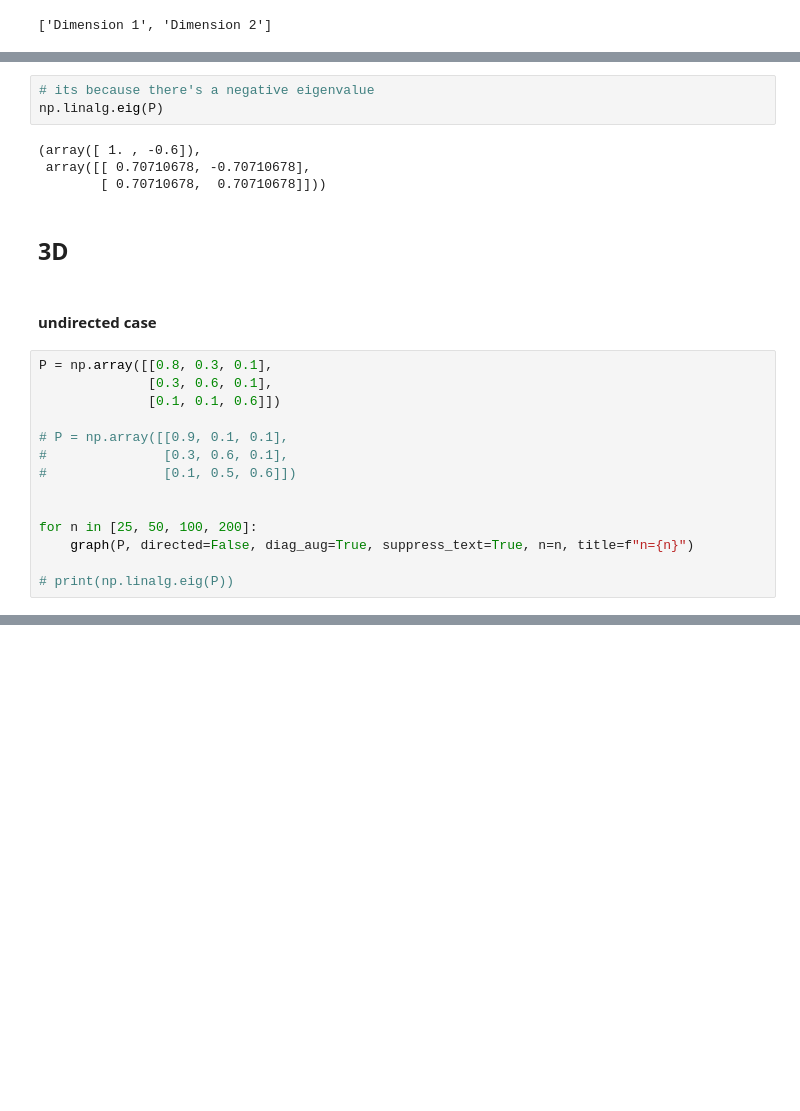
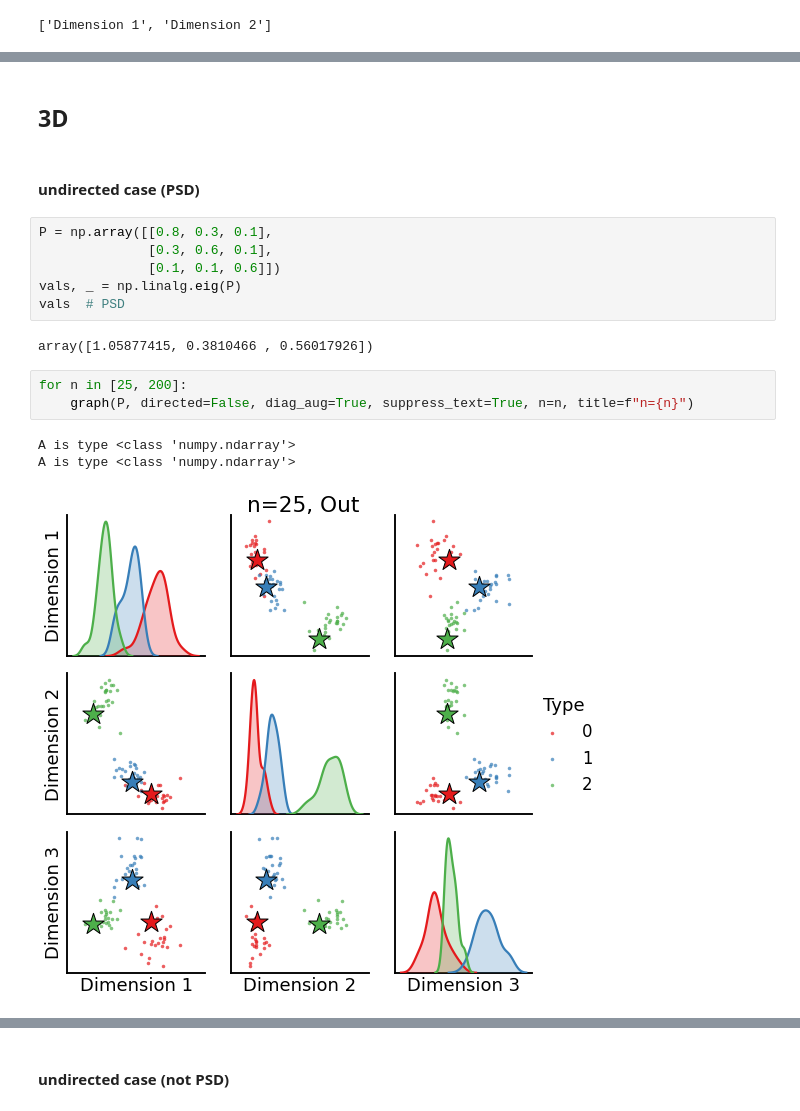
Before and after one commit to loftusa/graspy-personal, a Jupyter notebook: notebooks/new_latents.ipynb, the cells around one changed output, grey strips where cells are left out. Saved outputs shown, nothing was run; the diff lists cells and outputs as text; blank space fills up the shorter version.

```diff
--- a/notebooks/new_latents.ipynb
+++ b/notebooks/new_latents.ipynb
@@ -185,25 +202,19 @@ right prediction:
-# %%
-# its because there's a negative eigenvalue
-np.linalg.eig(P)
-# %% [output]
-(array([ 1. , -0.6]),
- array([[ 0.70710678, -0.70710678],
-        [ 0.70710678,  0.70710678]]))
 # %% [markdown]
 ## 3D
 # %% [markdown]
-#### undirected case
+#### undirected case (PSD)
 # %%
 P = np.array([[0.8, 0.3, 0.1],
               [0.3, 0.6, 0.1],
               [0.1, 0.1, 0.6]])
-
-# P = np.array([[0.9, 0.1, 0.1],
-#               [0.3, 0.6, 0.1],
-#               [0.1, 0.5, 0.6]])
-
-
-for n in [25, 50, 100, 200]:
-    graph(P, directed=False, diag_aug=True, suppress_text=True, n=n, title=f"n={n}")
-
-# print(np.linalg.eig(P))
+vals, _ = np.linalg.eig(P)
+vals  # PSD
+# %% [output]
+array([1.05877415, 0.3810466 , 0.56017926])
+# %%
+for n in [25, 200]:
+    graph(P, directed=False, diag_aug=True, suppress_text=True, n=n, title=f"n={n}")
+# %% [output]
+A is type <class 'numpy.ndarray'>
+A is type <class 'numpy.ndarray'>
+[figure, added]
@@ -209,0 +222,2 @@ for n in [25, 50, 100, 200]:
+# %% [markdown]
+#### undirected case (not PSD)
```
Also changed, not shown: parts of 44 cells of this notebook.
